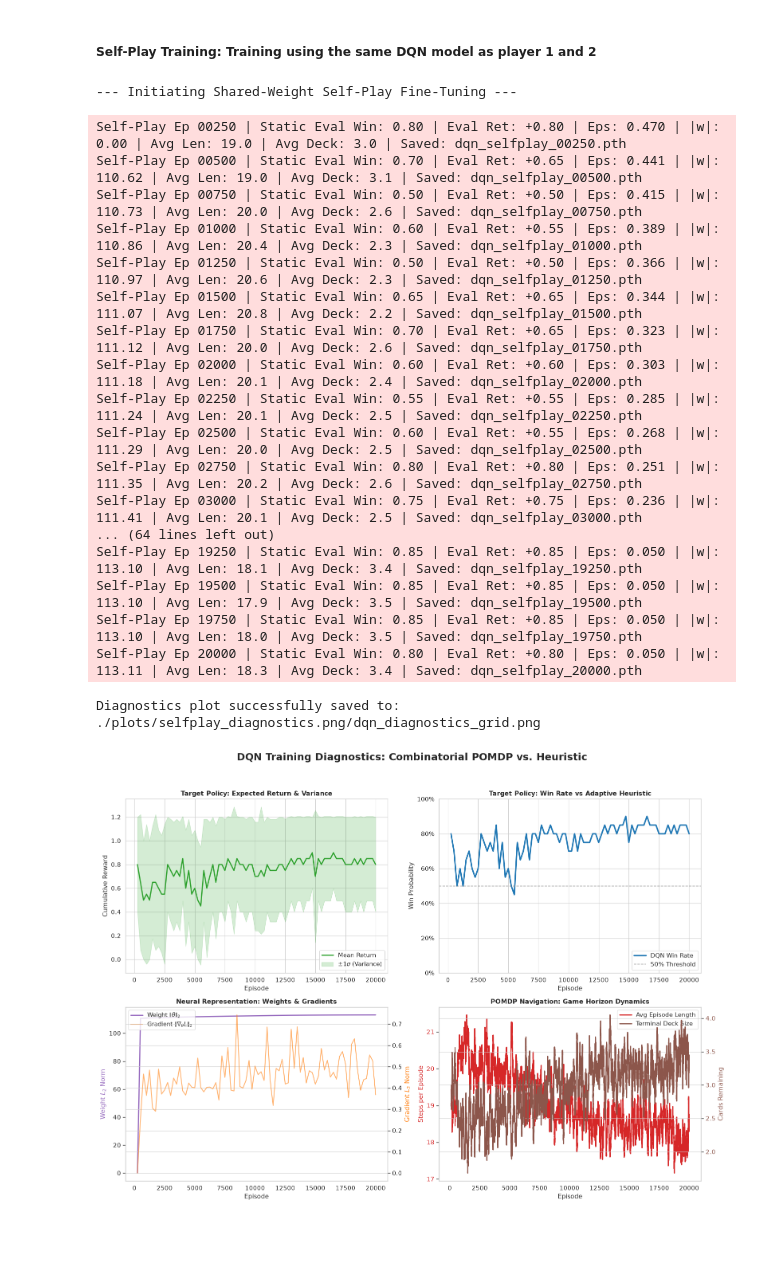
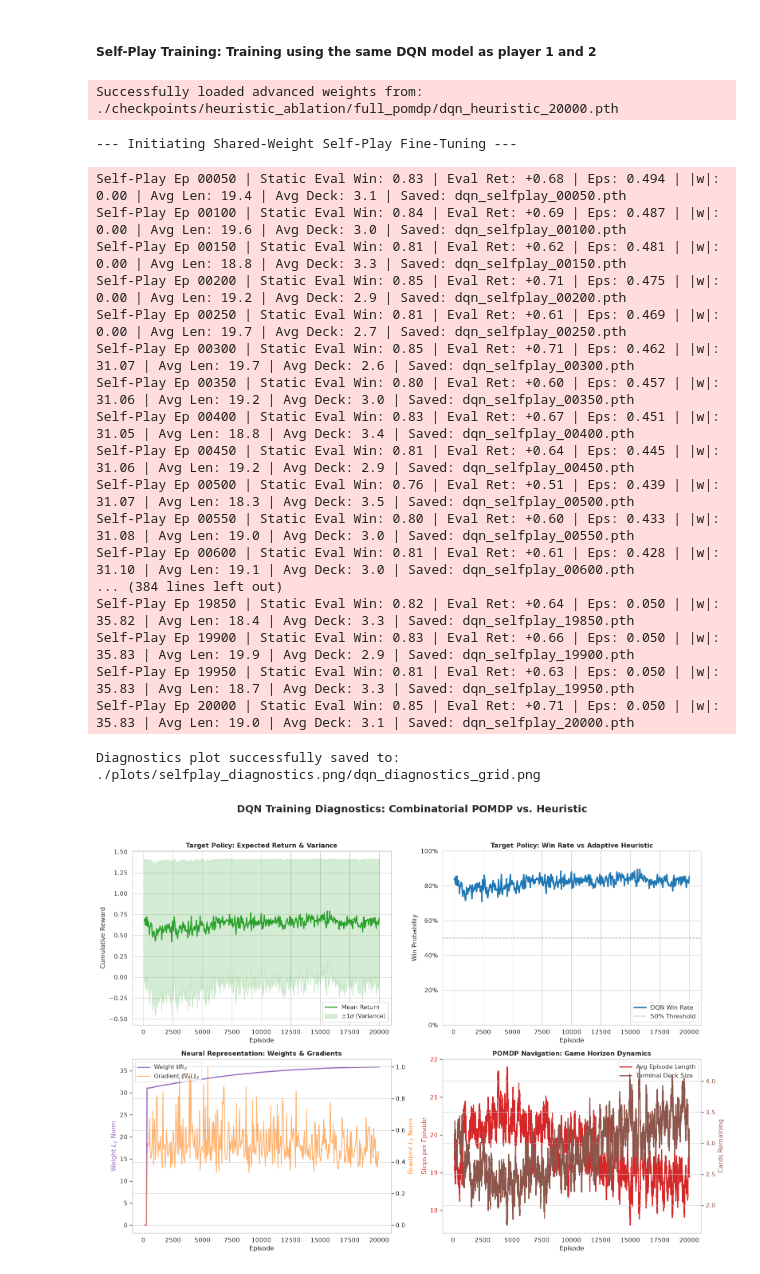
Before and after one commit to Manf-red/CardDuelsRLproject, a Jupyter notebook: card_duels.ipynb, the cells around one changed output. Drawn from its saved outputs; the diff is of its cells as text; code cells hidden in the pictures; blank space fills up the shorter version.

```diff
--- a/card_duels.ipynb
+++ b/card_duels.ipynb
@@ -188,6 +190,7 @@ from typing import Any
 from agents.dqn_agent import DQNAgent
 from agents.heuristic_agent import HeuristicOpponent
 from env.environment import CardDuelsEnv
+from env.wrappers import ObservationWrapper
 from scripts.train import (
     load_latest_checkpoint,
     train_against_heuristic,
@@ -202,7 +205,7 @@ from utils.plot_diagnostics import (
 # Training hyperparameters
 NUM_EPISODES = 20000 # Number of episodes to train the agent.
 MAX_STEPS = 200 # Maximum number of steps per episode.
-LOG_EVERY = 100 # Log training progress every LOG_EVERY episodes.
+LOG_EVERY = 50 # Log training progress every LOG_EVERY episodes.
 EVAL_EPISODES = 200 # Number of evaluation episodes to run at each log.
 SEED = 3 # Random seed for reproducibility.
 # %%
@@ -383,9 +551,9 @@ Variance analysis plot saved successfully to: ./plots/variance_analysis.png
 ##### Self-Play Training: Training using the same DQN model as player 1 and 2
 # %%
 # Optimal Configuration (Full POMDP)
-standard_features = ["self_stats", "opp_stats", "self_hand", "self_board", "opp_board", "history_opp", "history_self", "deck_stats_self"]
+standard_features = ["self_stats", "opp_stats", "self_hand", "self_board", "opp_board", "history_opp", "history_self"]
 
-env_self_play = CardDuelsEnv(
+env_self_play_base = CardDuelsEnv(
     card_pool=CARD_POOL,
     deck_list_p1=DECK,
     deck_list_p2=DECK,
@@ -393,9 +561,10 @@ env_self_play = CardDuelsEnv(
     max_board=MAX_BOARD,
     max_hp=MAX_HP,
     mana_limit=MANA_LIMIT,
-    total_unique_cards=len(CARD_POOL),
-    obs_features=standard_features
+    total_unique_cards=len(CARD_POOL)
 )
+
+env_self_play = ObservationWrapper(env_self_play_base, obs_features=standard_features)
 
 # Instantiate a Fresh Agent
 agent_self_play = DQNAgent(
@@ -411,57 +580,60 @@ agent_self_play = DQNAgent(
     buffer_capacity=BUFFER_CAPACITY,
     batch_size=BATCH_SIZE,
     min_buffer_size=MIN_BUFFER_SIZE,
-    target_sync_every=TARGET_SYNC_EVERY
+    target_sync_every=TARGET_SYNC_EVERY,
+    seed=SEED
 )
 
 # Load the Pre-Trained Feature Extractor and Q-Head allowing the agent to skip the random-initialization phase.
 best_checkpoint_dir = "./checkpoints/heuristic_ablation/full_pomdp"
 load_latest_checkpoint(agent_self_play, save_dir=best_checkpoint_dir)
 
 # Define the Stationary Evaluation Benchmark
 # The Self-Play agent is evaluated against the Heuristic.
 eval_benchmark = HeuristicOpponent(
     max_hp=MAX_HP,
     max_hand=MAX_HAND,
     max_board=MAX_BOARD,
-    temperature=0.01
+    temperature=0.01,
+    seed=SEED
 )
 
 # Self-Play Optimization Loop
 print("\n--- Initiating Shared-Weight Self-Play Fine-Tuning ---")
 self_play_history = train_self_play(
     agent=agent_self_play,
     env=env_self_play,
     evaluation_benchmark_agent=eval_benchmark,
     episodes=NUM_EPISODES,
     max_steps=MAX_STEPS,
     train_freq=TRAIN_FREQUENCY,
     log_every=LOG_EVERY,
     eval_n_episodes=EVAL_EPISODES,
     save_dir="./checkpoints/selfplay/",
     seed=SEED
 )
 
 
 plot_training_diagnostics(self_play_history, save_dir="./plots/selfplay_diagnostics.png")
 # %% [output]
---- Initiating Shared-Weight Self-Play Fine-Tuning ---
+Successfully loaded advanced weights from: ./checkpoints/heuristic_ablation/full_pomdp/dqn_heuristic_20000.pth
-Self-Play Ep 00250 | Static Eval Win: 0.80 | Eval Ret: +0.80 | Eps: 0.470 | |w|: 0.00 | Avg Len: 19.0 | Avg Deck: 3.0 | Saved: dqn_selfplay_00250.pth
-Self-Play Ep 00500 | Static Eval Win: 0.70 | Eval Ret: +0.65 | Eps: 0.441 | |w|: 110.62 | Avg Len: 19.0 | Avg Deck: 3.1 | Saved: dqn_selfplay_00500.pth
-Self-Play Ep 00750 | Static Eval Win: 0.50 | Eval Ret: +0.50 | Eps: 0.415 | |w|: 110.73 | Avg Len: 20.0 | Avg Deck: 2.6 | Saved: dqn_selfplay_00750.pth
-Self-Play Ep 01000 | Static Eval Win: 0.60 | Eval Ret: +0.55 | Eps: 0.389 | |w|: 110.86 | Avg Len: 20.4 | Avg Deck: 2.3 | Saved: dqn_selfplay_01000.pth
-Self-Play Ep 01250 | Static Eval Win: 0.50 | Eval Ret: +0.50 | Eps: 0.366 | |w|: 110.97 | Avg Len: 20.6 | Avg Deck: 2.3 | Saved: dqn_selfplay_01250.pth
-Self-Play Ep 01500 | Static Eval Win: 0.65 | Eval Ret: +0.65 | Eps: 0.344 | |w|: 111.07 | Avg Len: 20.8 | Avg Deck: 2.2 | Saved: dqn_selfplay_01500.pth
-Self-Play Ep 01750 | Static Eval Win: 0.70 | Eval Ret: +0.65 | Eps: 0.323 | |w|: 111.12 | Avg Len: 20.0 | Avg Deck: 2.6 | Saved: dqn_selfplay_01750.pth
-Self-Play Ep 02000 | Static Eval Win: 0.60 | Eval Ret: +0.60 | Eps: 0.303 | |w|: 111.18 | Avg Len: 20.1 | Avg Deck: 2.4 | Saved: dqn_selfplay_02000.pth
-Self-Play Ep 02250 | Static Eval Win: 0.55 | Eval Ret: +0.55 | Eps: 0.285 | |w|: 111.24 | Avg Len: 20.1 | Avg Deck: 2.5 | Saved: dqn_selfplay_02250.pth
-Self-Play Ep 02500 | Static Eval Win: 0.60 | Eval Ret: +0.55 | Eps: 0.268 | |w|: 111.29 | Avg Len: 20.0 | Avg Deck: 2.5 | Saved: dqn_selfplay_02500.pth
-Self-Play Ep 02750 | Static Eval Win: 0.80 | Eval Ret: +0.80 | Eps: 0.251 | |w|: 111.35 | Avg Len: 20.2 | Avg Deck: 2.6 | Saved: dqn_selfplay_02750.pth
-Self-Play Ep 03000 | Static Eval Win: 0.75 | Eval Ret: +0.75 | Eps: 0.236 | |w|: 111.41 | Avg Len: 20.1 | Avg Deck: 2.5 | Saved: dqn_selfplay_03000.pth
-... (64 lines left out)
-Self-Play Ep 19250 | Static Eval Win: 0.85 | Eval Ret: +0.85 | Eps: 0.050 | |w|: 113.10 | Avg Len: 18.1 | Avg Deck: 3.4 | Saved: dqn_selfplay_19250.pth
-Self-Play Ep 19500 | Static Eval Win: 0.85 | Eval Ret: +0.85 | Eps: 0.050 | |w|: 113.10 | Avg Len: 17.9 | Avg Deck: 3.5 | Saved: dqn_selfplay_19500.pth
-Self-Play Ep 19750 | Static Eval Win: 0.85 | Eval Ret: +0.85 | Eps: 0.050 | |w|: 113.10 | Avg Len: 18.0 | Avg Deck: 3.5 | Saved: dqn_selfplay_19750.pth
-Self-Play Ep 20000 | Static Eval Win: 0.80 | Eval Ret: +0.80 | Eps: 0.050 | |w|: 113.11 | Avg Len: 18.3 | Avg Deck: 3.4 | Saved: dqn_selfplay_20000.pth
+--- Initiating Shared-Weight Self-Play Fine-Tuning ---
-Diagnostics plot successfully saved to: ./plots/selfplay_diagnostics.png/dqn_diagnostics_grid.png
+Self-Play Ep 00050 | Static Eval Win: 0.83 | Eval Ret: +0.68 | Eps: 0.494 | |w|: 0.00 | Avg Len: 19.4 | Avg Deck: 3.1 | Saved: dqn_selfplay_00050.pth
+Self-Play Ep 00100 | Static Eval Win: 0.84 | Eval Ret: +0.69 | Eps: 0.487 | |w|: 0.00 | Avg Len: 19.6 | Avg Deck: 3.0 | Saved: dqn_selfplay_00100.pth
+Self-Play Ep 00150 | Static Eval Win: 0.81 | Eval Ret: +0.62 | Eps: 0.481 | |w|: 0.00 | Avg Len: 18.8 | Avg Deck: 3.3 | Saved: dqn_selfplay_00150.pth
+Self-Play Ep 00200 | Static Eval Win: 0.85 | Eval Ret: +0.71 | Eps: 0.475 | |w|: 0.00 | Avg Len: 19.2 | Avg Deck: 2.9 | Saved: dqn_selfplay_00200.pth
+Self-Play Ep 00250 | Static Eval Win: 0.81 | Eval Ret: +0.61 | Eps: 0.469 | |w|: 0.00 | Avg Len: 19.7 | Avg Deck: 2.7 | Saved: dqn_selfplay_00250.pth
+Self-Play Ep 00300 | Static Eval Win: 0.85 | Eval Ret: +0.71 | Eps: 0.462 | |w|: 31.07 | Avg Len: 19.7 | Avg Deck: 2.6 | Saved: dqn_selfplay_00300.pth
+Self-Play Ep 00350 | Static Eval Win: 0.80 | Eval Ret: +0.60 | Eps: 0.457 | |w|: 31.06 | Avg Len: 19.2 | Avg Deck: 3.0 | Saved: dqn_selfplay_00350.pth
+Self-Play Ep 00400 | Static Eval Win: 0.83 | Eval Ret: +0.67 | Eps: 0.451 | |w|: 31.05 | Avg Len: 18.8 | Avg Deck: 3.4 | Saved: dqn_selfplay_00400.pth
+Self-Play Ep 00450 | Static Eval Win: 0.81 | Eval Ret: +0.64 | Eps: 0.445 | |w|: 31.06 | Avg Len: 19.2 | Avg Deck: 2.9 | Saved: dqn_selfplay_00450.pth
+Self-Play Ep 00500 | Static Eval Win: 0.76 | Eval Ret: +0.51 | Eps: 0.439 | |w|: 31.07 | Avg Len: 18.3 | Avg Deck: 3.5 | Saved: dqn_selfplay_00500.pth
+Self-Play Ep 00550 | Static Eval Win: 0.80 | Eval Ret: +0.60 | Eps: 0.433 | |w|: 31.08 | Avg Len: 19.0 | Avg Deck: 3.0 | Saved: dqn_selfplay_00550.pth
+Self-Play Ep 00600 | Static Eval Win: 0.81 | Eval Ret: +0.61 | Eps: 0.428 | |w|: 31.10 | Avg Len: 19.1 | Avg Deck: 3.0 | Saved: dqn_selfplay_00600.pth
+... (384 lines left out)
+Self-Play Ep 19850 | Static Eval Win: 0.82 | Eval Ret: +0.64 | Eps: 0.050 | |w|: 35.82 | Avg Len: 18.4 | Avg Deck: 3.3 | Saved: dqn_selfplay_19850.pth
+Self-Play Ep 19900 | Static Eval Win: 0.83 | Eval Ret: +0.66 | Eps: 0.050 | |w|: 35.83 | Avg Len: 19.9 | Avg Deck: 2.9 | Saved: dqn_selfplay_19900.pth
+Self-Play Ep 19950 | Static Eval Win: 0.81 | Eval Ret: +0.63 | Eps: 0.050 | |w|: 35.83 | Avg Len: 18.7 | Avg Deck: 3.3 | Saved: dqn_selfplay_19950.pth
+Self-Play Ep 20000 | Static Eval Win: 0.85 | Eval Ret: +0.71 | Eps: 0.050 | |w|: 35.83 | Avg Len: 19.0 | Avg Deck: 3.1 | Saved: dqn_selfplay_20000.pth
+Diagnostics plot successfully saved to: ./plots/selfplay_diagnostics.png/dqn_diagnostics_grid.png
-[figure, old version]
+[figure, new version]
```
Also changed, not shown: parts of 4 cells of this notebook, 8 other files.
